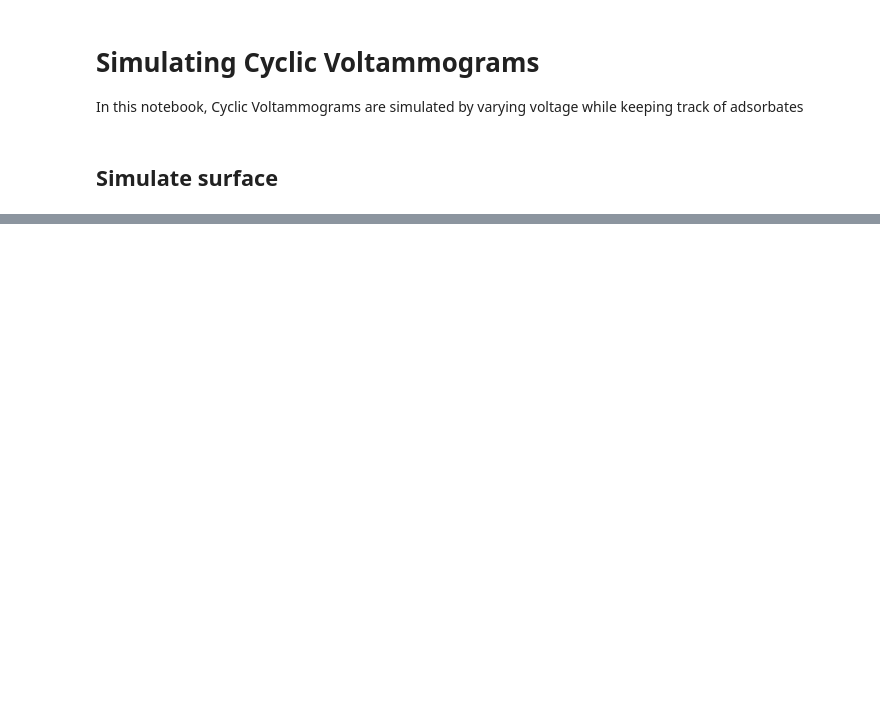
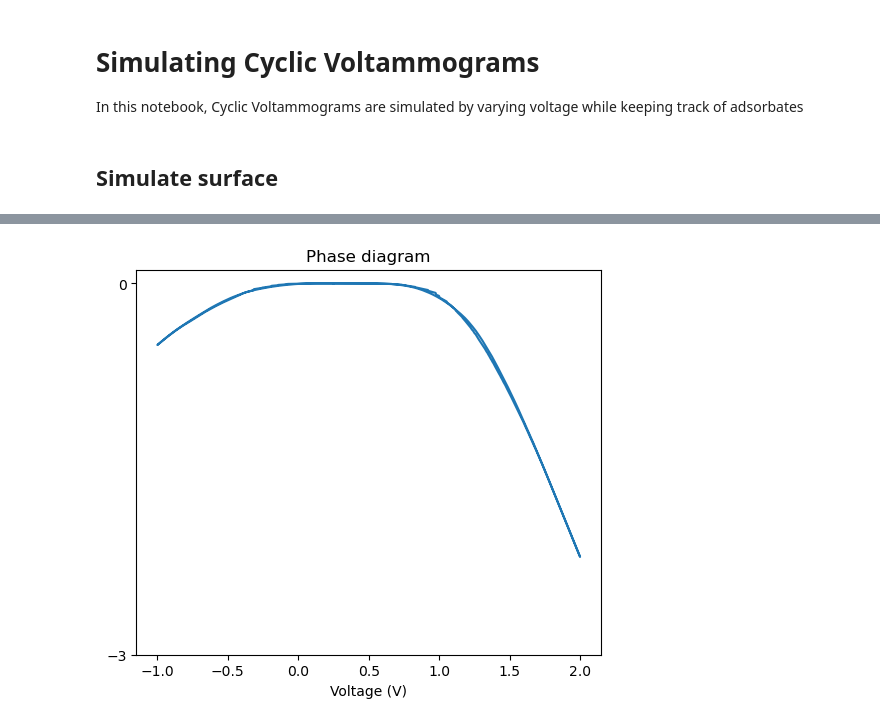
Before and after one commit to MarcusNoergaardWeng/Git_PUK, a Jupyter notebook: Notebooks/Simulate_Cyclic_Voltammograms.ipynb, the cells around one changed output, grey strips where cells are left out. Drawn from its saved outputs; the diff is of its cells as text; code cells hidden in the pictures; blank space fills up the shorter version.

```diff
--- a/Notebooks/Simulate_Cyclic_Voltammograms.ipynb
+++ b/Notebooks/Simulate_Cyclic_Voltammograms.ipynb
@@ -242,0 +173,11 @@ initial_potential = 0.5
+# %%
+fig, ax = plt.subplots(1, 1, figsize = (6, 5))
+
+ax.plot(voltage_range, sum_delta_G_log)
+
+ax.set_title("Phase diagram")
+ax.set_xlabel("Voltage (V)")
+ax.set_yticks([0, -3])
+fig.show()
+# %% [output]
+[figure, added]
```
Also changed, not shown: parts of 22 cells of this notebook, 3 other files.
